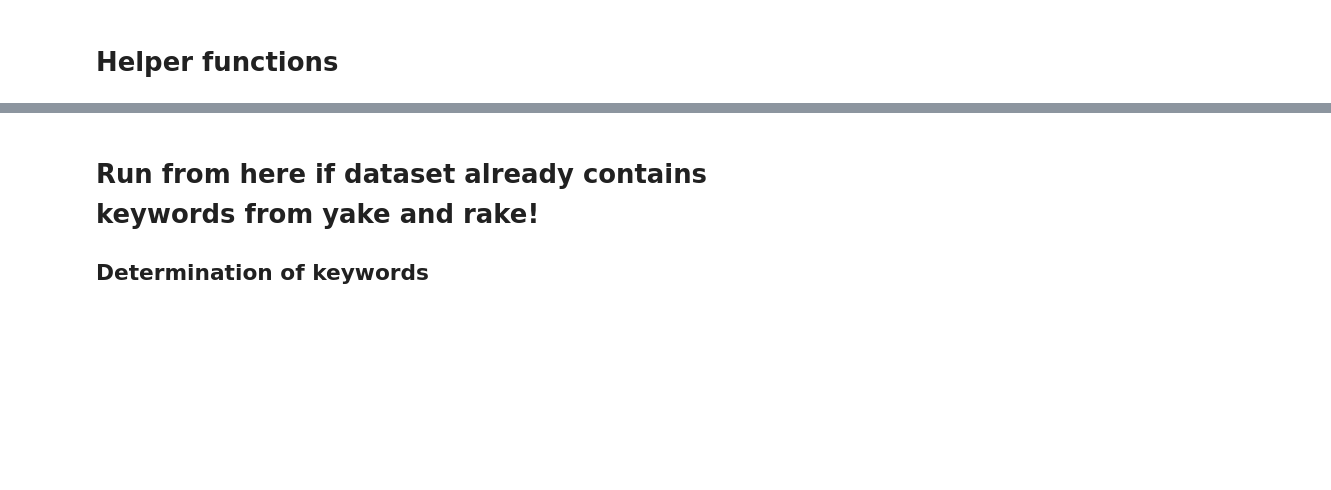
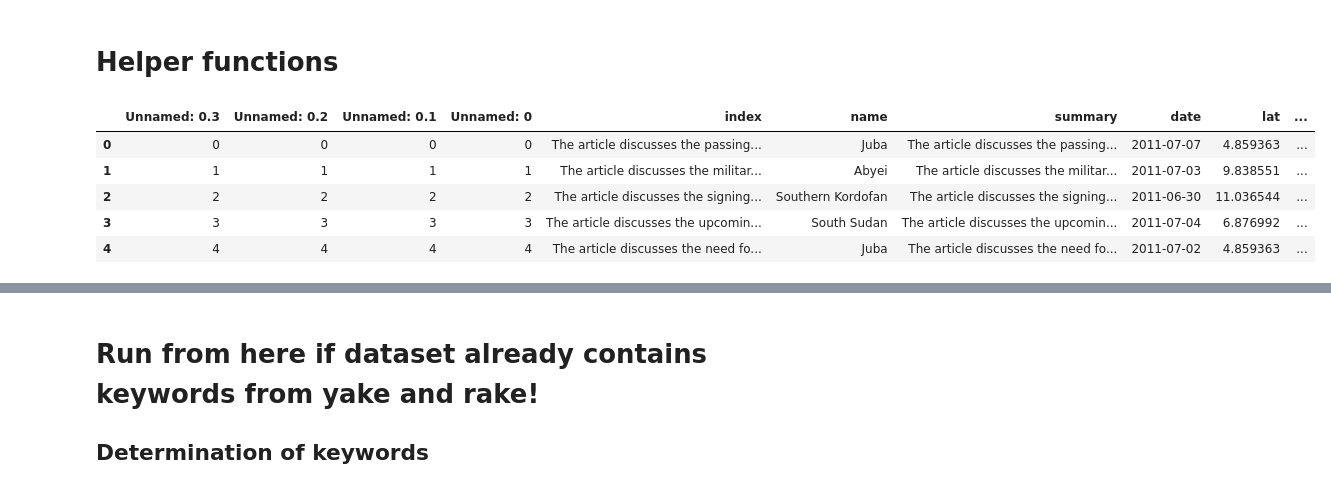
Before and after one commit to GielJW/JBG060-DC3-23-24-public, a Jupyter notebook: topic_modelling.ipynb, the cells around one changed output, grey strips where cells are left out. Saved outputs shown, nothing was run; the diff lists cells and outputs as text; code cells hidden in the pictures; blank space fills up the shorter version.

```diff
--- a/topic_modelling.ipynb
+++ b/topic_modelling.ipynb
@@ -69,0 +103,9 @@ def yake_keyword(dataframe):
+# %%
+df.head(5)
+# %% [output]
+|  | Unnamed: 0.3 | Unnamed: 0.2 | Unnamed: 0.1 | Unnamed: 0 | index | name | summary | date | lat | ... |
+| 0 | 0 | 0 | 0 | 0 | The article discusses the passing... | Juba | The article discusses the passing... | 2011-07-07 | 4.859363 | ... |
+| 1 | 1 | 1 | 1 | 1 | The article discusses the militar... | Abyei | The article discusses the militar... | 2011-07-03 | 9.838551 | ... |
+| 2 | 2 | 2 | 2 | 2 | The article discusses the signing... | Southern Kordofan | The article discusses the signing... | 2011-06-30 | 11.036544 | ... |
+| 3 | 3 | 3 | 3 | 3 | The article discusses the upcomin... | South Sudan | The article discusses the upcomin... | 2011-07-04 | 6.876992 | ... |
+| 4 | 4 | 4 | 4 | 4 | The article discusses the need fo... | Juba | The article discusses the need fo... | 2011-07-02 | 4.859363 | ... |
```
Also changed, not shown: parts of 19 cells of this notebook, 3 other files.
